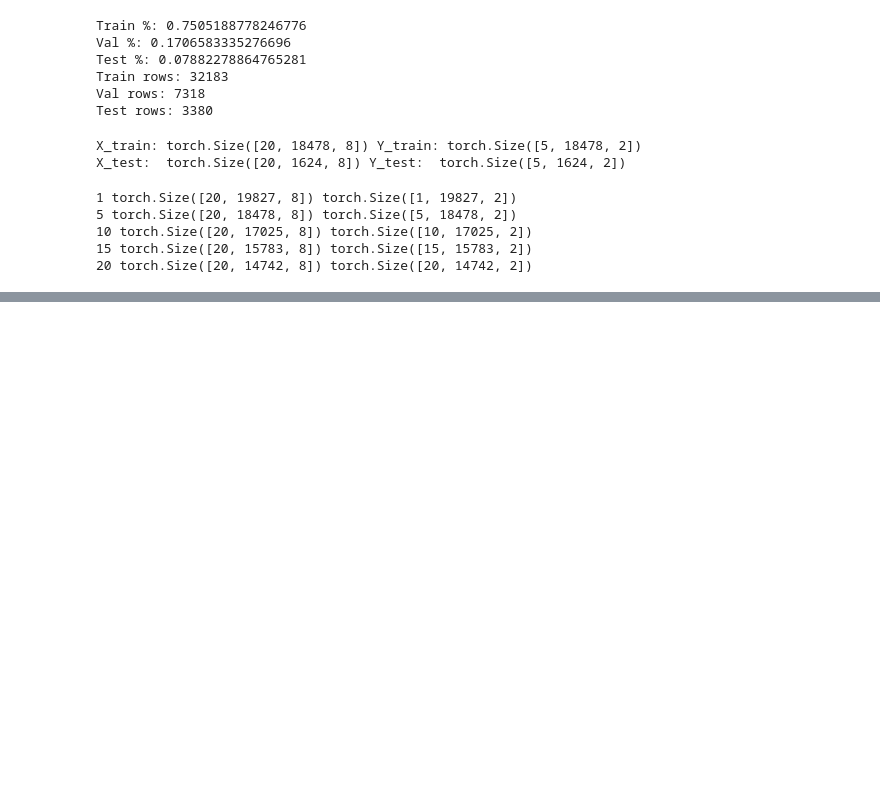
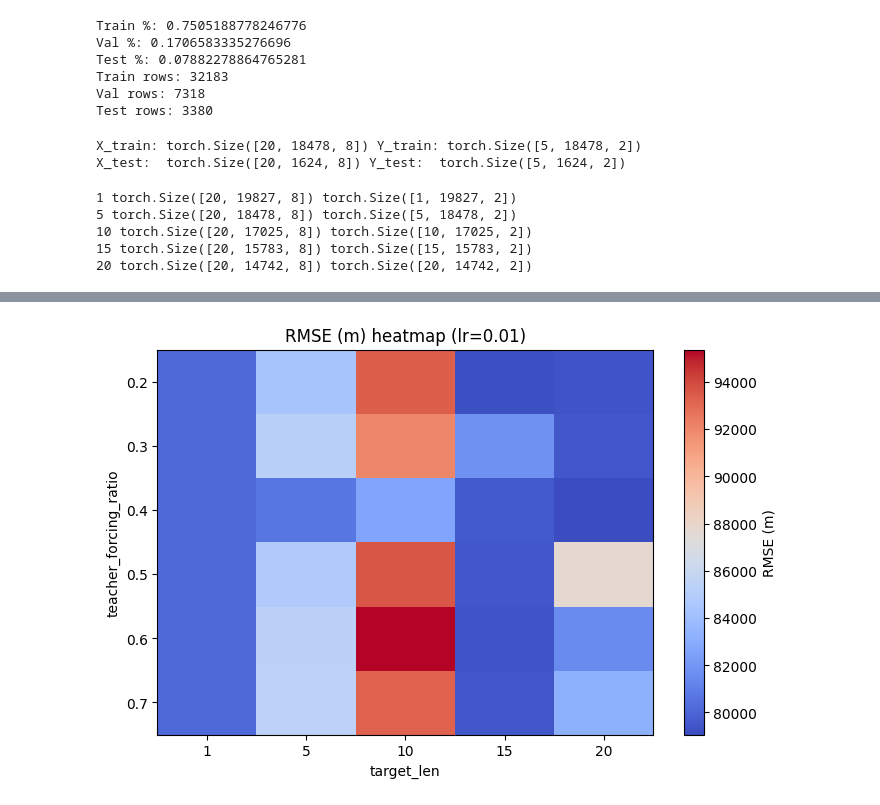
Before and after one commit to JSCshir/Vessel-Traj-Capstone, a Jupyter notebook: run_model.ipynb, the cells around one changed output, grey strips where cells are left out. Saved outputs shown, nothing was run; the diff lists cells and outputs as text; code cells hidden in the pictures; blank space fills up the shorter version.

```diff
--- a/run_model.ipynb
+++ b/run_model.ipynb
@@ -440,0 +519,22 @@ cuda available: False
+# %%
+fixed_lr = 0.01
+sub = results_df[results_df["learning_rate"] == fixed_lr]
+
+pivot = sub.pivot_table(
+    index="teacher_forcing_ratio",
+    columns="target_len",
+    values="RMSE_m",
+    aggfunc="mean"
+).sort_index()
+
+plt.figure(figsize=(8, 5))
+plt.imshow(pivot.values, aspect="auto", cmap="coolwarm")
+plt.xticks(range(len(pivot.columns)), pivot.columns)
+plt.yticks(range(len(pivot.index)), pivot.index)
+plt.xlabel("target_len")
+plt.ylabel("teacher_forcing_ratio")
+plt.title(f"RMSE (m) heatmap (lr={fixed_lr})")
+plt.colorbar(label="RMSE (m)")
+plt.show()
+# %% [output]
+[figure, added]
```
Also changed, not shown: parts of 19 cells of this notebook.
